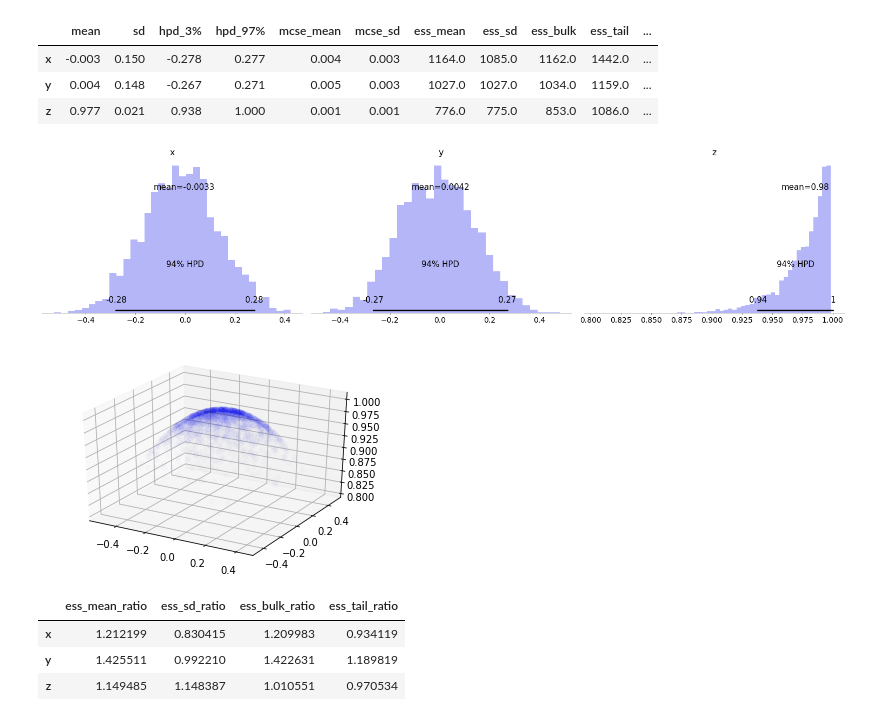
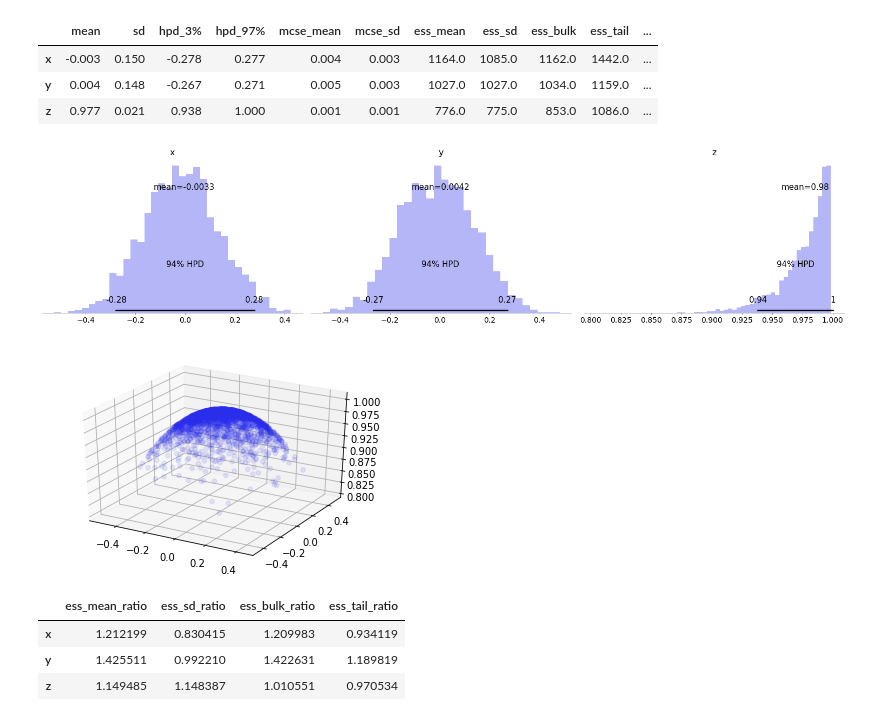
Before and after one commit to salilab/hmc, a Jupyter notebook: examples/notebooks/basic_usage.ipynb, the cells around one changed output. Drawn from its saved outputs; the diff is of its cells as text; code cells hidden in the pictures.

```diff
--- a/examples/notebooks/basic_usage.ipynb
+++ b/examples/notebooks/basic_usage.ipynb
@@ -802,17 +801,17 @@ Acceptance rate: 0.255
 # %%
 az.plot_posterior(rwmc_dataset, kind="hist")
 fig = plt.figure()
 ax = fig.add_subplot(111, projection="3d")
 ax.scatter(
     rwmc_dataset.posterior.x,
     rwmc_dataset.posterior.y,
     rwmc_dataset.posterior.z,
-    alpha=0.01,
+    alpha=0.1,
 )
 plt.show()
 # %% [output]
 [figure]
-[figure, old version]
+[figure, new version]
 # %%
 ess_ratios = hmc_summary[ess_cols] / rwmc_summary[ess_cols]
 ess_ratios.columns = [c + "_ratio" for c in ess_cols]
```
Also changed, not shown: parts of 22 cells of this notebook, 1 other file.
